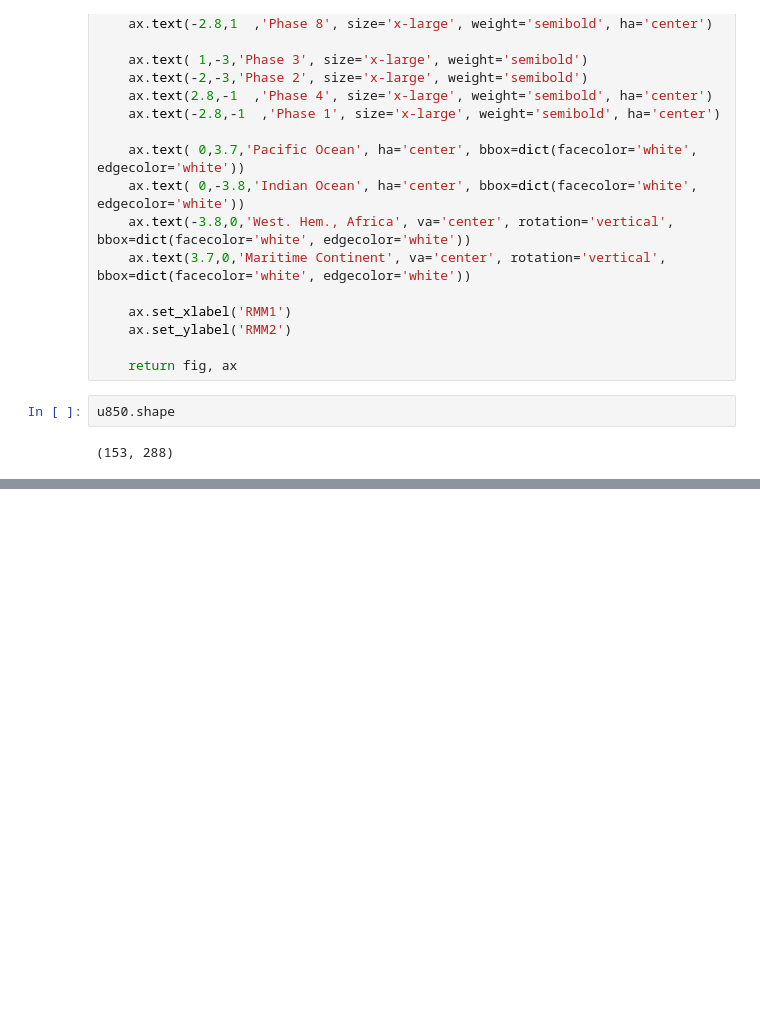
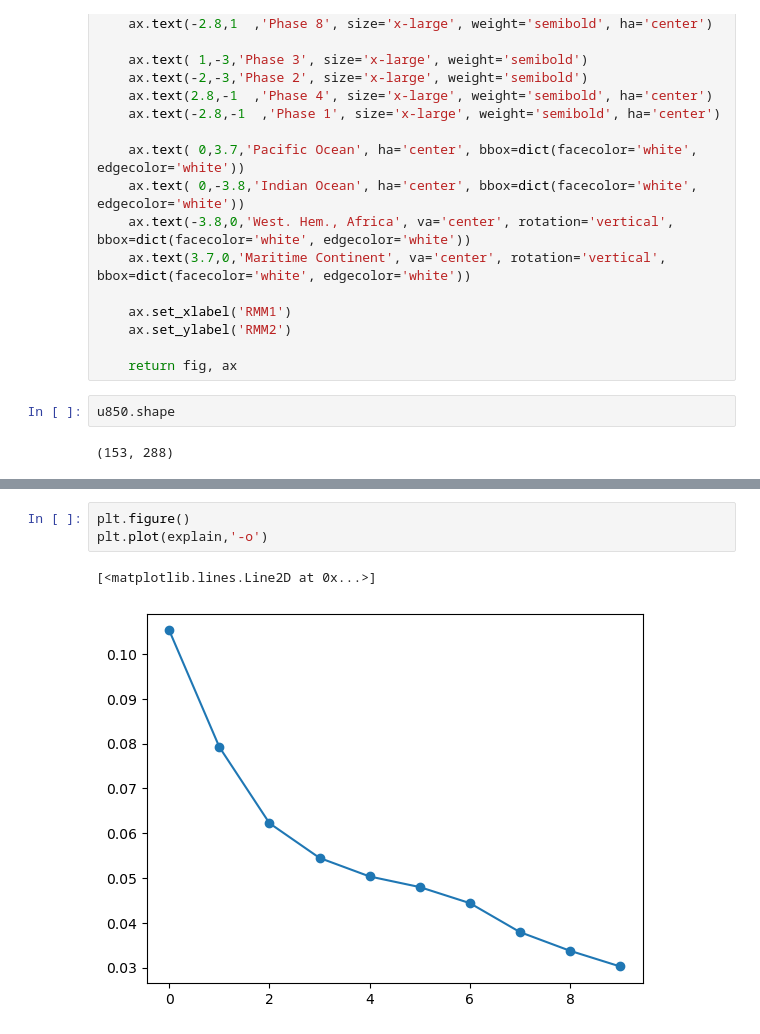
Before and after one commit to PeterChang1023/ESM_2025, a Jupyter notebook: ESM_2025_MJO.ipynb, the cells around one changed output, grey strips where cells are left out. Cells and saved outputs as stored; diff of their text form; blank space fills up the shorter version.

```diff
--- a/ESM_2025_MJO.ipynb
+++ b/ESM_2025_MJO.ipynb
@@ -440,0 +683,6 @@ EOF1.shape
+# %%
+plt.figure()
+plt.plot(explain,'-o')
+# %% [output]
+[<matplotlib.lines.Line2D at 0x...>]
+[figure, added]
```
Also changed, not shown: parts of 10 cells of this notebook.
